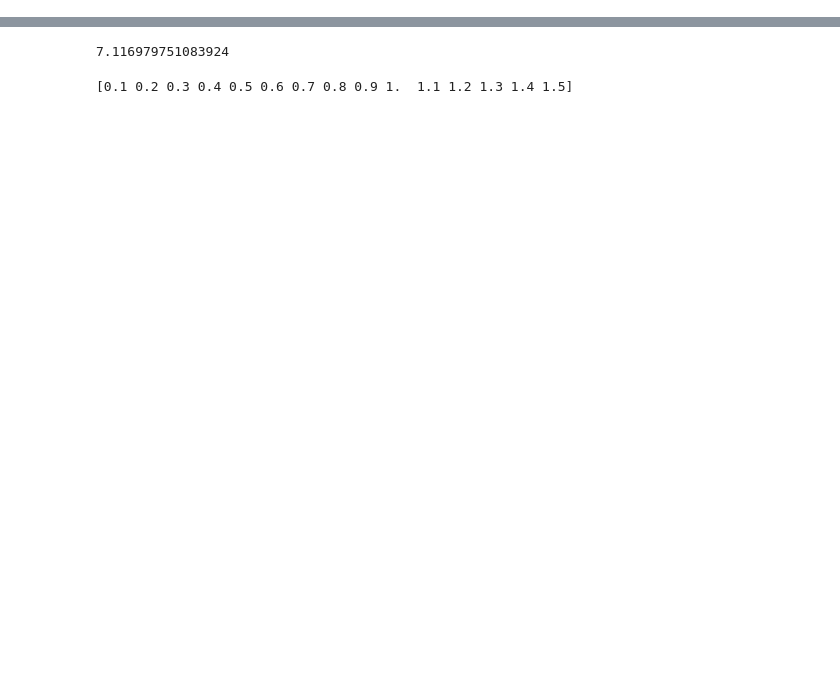
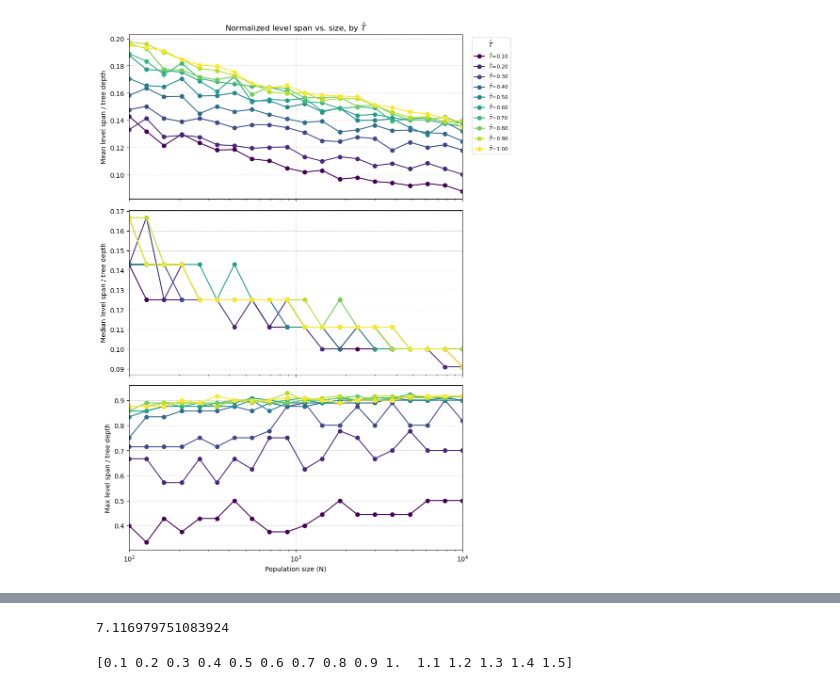
Before and after one commit to caleb-chandler/hierarchy-info-project, a Jupyter notebook: analysis.ipynb, the cells around one changed output, grey strips where cells are left out. Drawn from its saved outputs; the diff is of its cells as text; code cells hidden in the pictures; blank space fills up the shorter version.

```diff
--- a/analysis.ipynb
+++ b/analysis.ipynb
@@ -130,0 +279,35 @@ N= 10000  mean max level=10.95
+# %%
+# level span / tree depth for each T as it scales
+
+# normalized_level_spans is already level_span / tree_depth, so these are the
+# mean, median and max of that ratio pooled over every edge of the M runs at
+# each N. Median comes out of the [25, 50, 75] percentiles the loader stores.
+stats = [
+    ('Mean', [r['span_mean_by_size'] for r in records_by_T_hat]),
+    ('Median', [np.asarray(r['span_pcts_by_size'])[:, 1] for r in records_by_T_hat]),
+    ('Max', [r['span_max_by_size'] for r in records_by_T_hat]),
+]
+
+fig, axes = plt.subplots(3, 1, figsize=(9, 12), sharex=True)
+cmap = plt.get_cmap('viridis')
+
+for ax, (stat_label, series) in zip(axes, stats):
+    for i, (r, y) in enumerate(zip(records_by_T_hat, series)):
+        color = cmap(i / max(len(records_by_T_hat) - 1, 1))
+        ax.plot(r['sizes'], y, 'o-', label=fr'$\hat{{T}}$={r["T_hat"]:.2f}', color=color)
+    ax.set_ylabel(f'{stat_label} level span / tree depth')
+    ax.grid(True, linestyle='--', alpha=0.6)
+
+axes[0].set_xscale('log')
+axes[0].set_xlim(left=min(records_by_T_hat[0]['sizes']),
+                 right=max(records_by_T_hat[0]['sizes']))
+axes[0].set_title(r'Normalized level span vs. size, by $\hat{T}$')
+axes[0].legend(title=r'$\hat{T}$', bbox_to_anchor=(1.02, 1), loc='upper left',
+               fontsize=8)
+axes[-1].set_xlabel('Population size (N)')
+
+fig.tight_layout()
+fig.savefig(save_dir / 'level_span_vs_N_byT.png', dpi=300, bbox_inches='tight')
+plt.show()
+# %% [output]
+[figure, added]
```
Also changed, not shown: parts of 8 cells of this notebook, 30 other files.
